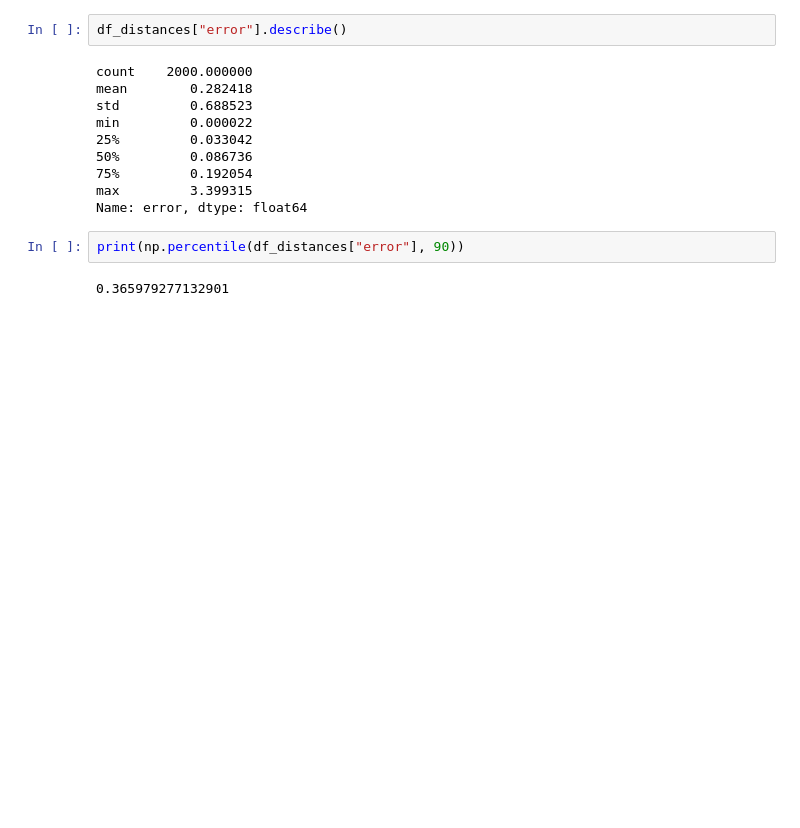
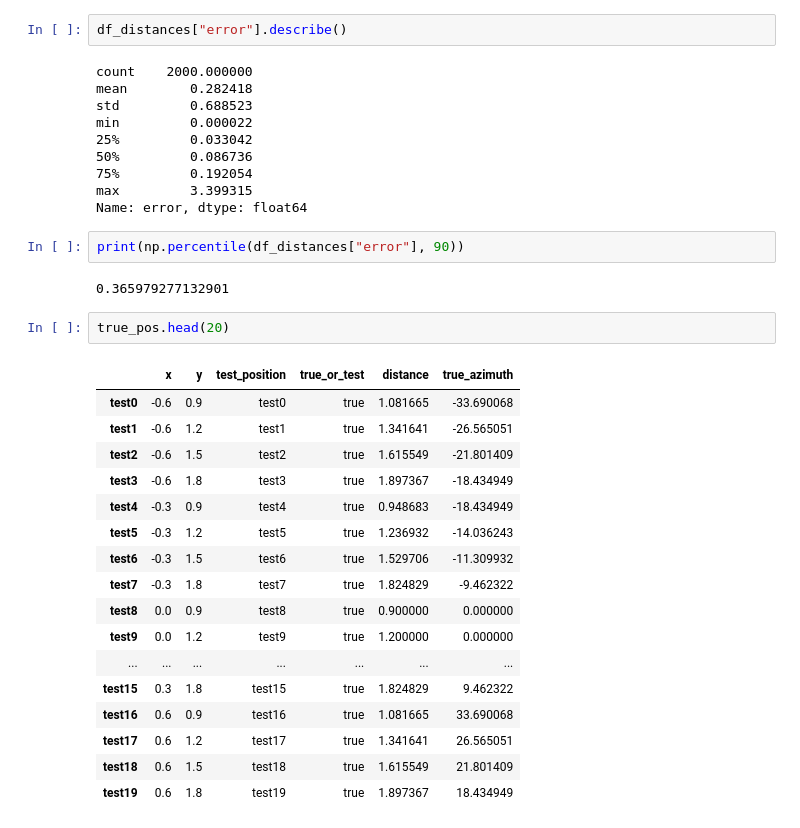
Before and after one commit to auk1709/lab-acoustic, a Jupyter notebook: notebook/non-audible-pos.ipynb, the cells around one changed output. Cells and saved outputs as stored; diff of their text form; blank space fills up the shorter version.

```diff
--- a/notebook/non-audible-pos.ipynb
+++ b/notebook/non-audible-pos.ipynb
@@ -581,3 +581,23 @@ Name: error, dtype: float64
 print(np.percentile(df_distances["error"], 90))
 # %% [output]
 0.365979277132901
+# %%
+true_pos.head(20)
+# %% [output]
+|  | x | y | test_position | true_or_test | distance | true_azimuth |
+| test0 | -0.6 | 0.9 | test0 | true | 1.081665 | -33.690068 |
+| test1 | -0.6 | 1.2 | test1 | true | 1.341641 | -26.565051 |
+| test2 | -0.6 | 1.5 | test2 | true | 1.615549 | -21.801409 |
+| test3 | -0.6 | 1.8 | test3 | true | 1.897367 | -18.434949 |
+| test4 | -0.3 | 0.9 | test4 | true | 0.948683 | -18.434949 |
+| test5 | -0.3 | 1.2 | test5 | true | 1.236932 | -14.036243 |
+| test6 | -0.3 | 1.5 | test6 | true | 1.529706 | -11.309932 |
+| test7 | -0.3 | 1.8 | test7 | true | 1.824829 | -9.462322 |
+| test8 | 0.0 | 0.9 | test8 | true | 0.900000 | 0.000000 |
+| test9 | 0.0 | 1.2 | test9 | true | 1.200000 | 0.000000 |
+| ... | ... | ... | ... | ... | ... | ... |
+| test15 | 0.3 | 1.8 | test15 | true | 1.824829 | 9.462322 |
+| test16 | 0.6 | 0.9 | test16 | true | 1.081665 | 33.690068 |
+| test17 | 0.6 | 1.2 | test17 | true | 1.341641 | 26.565051 |
+| test18 | 0.6 | 1.5 | test18 | true | 1.615549 | 21.801409 |
+| test19 | 0.6 | 1.8 | test19 | true | 1.897367 | 18.434949 |
```
Also changed, not shown: 4 other files.
